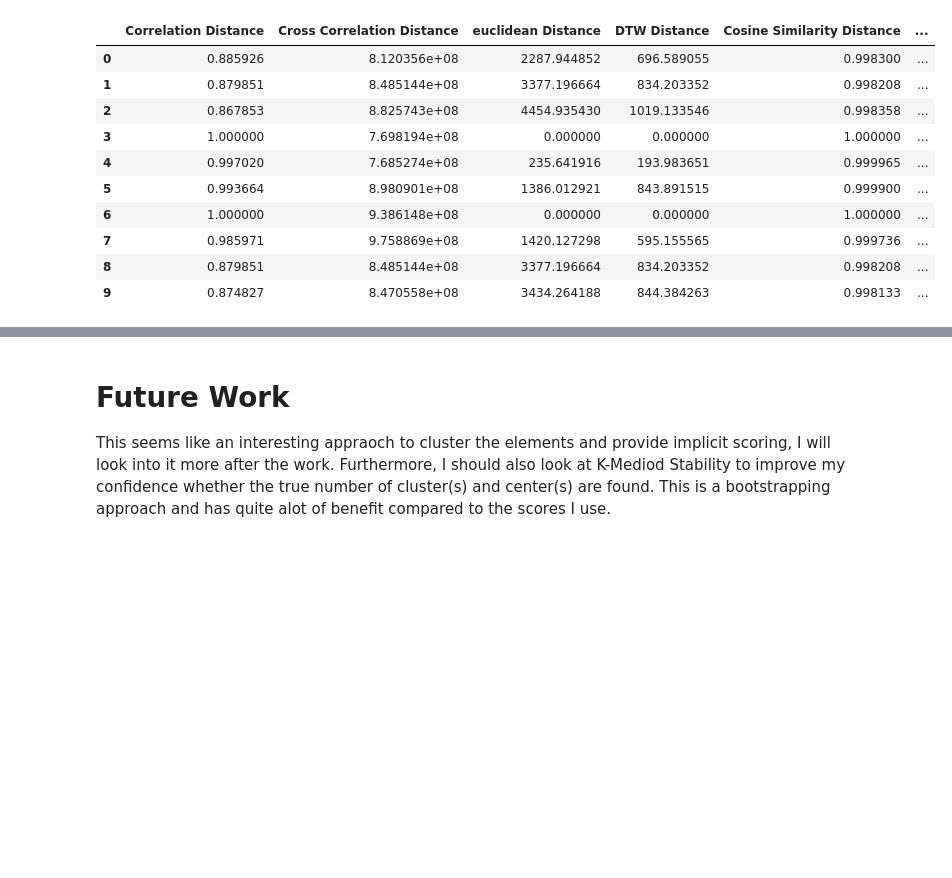
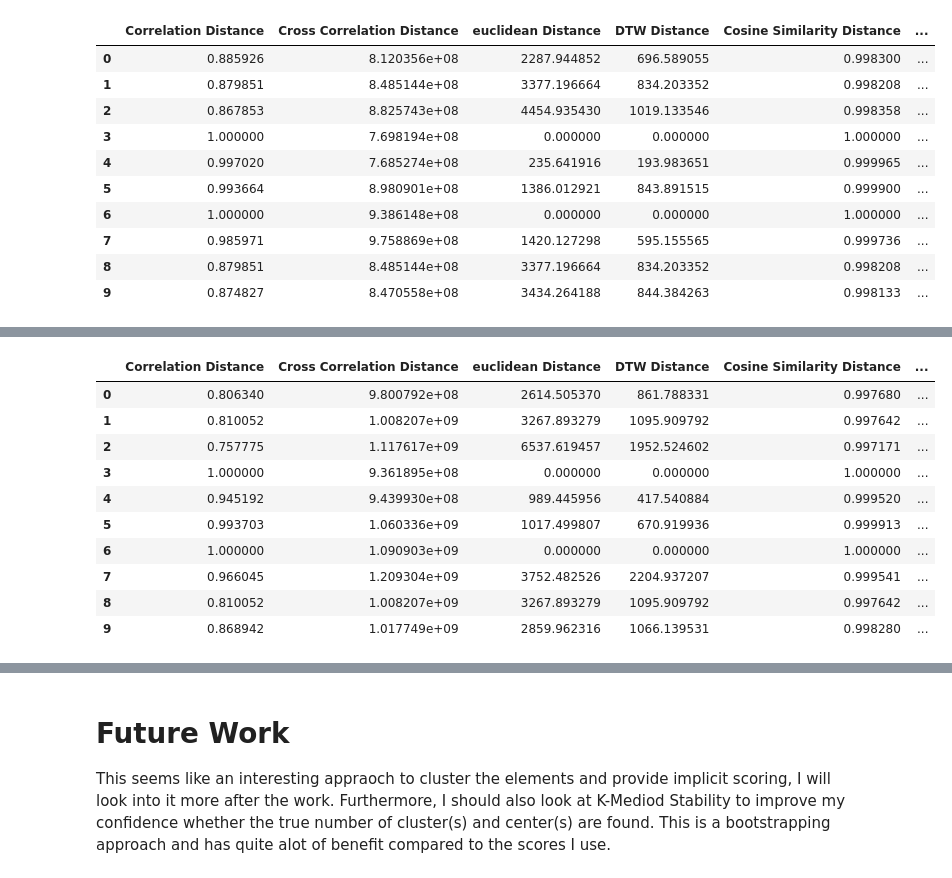
Before and after one commit to shanks847/EV-Grid-Integration-Study, a Jupyter notebook: notebooks/comparing_feeder_profile_fits.ipynb, the cells around one changed output, grey strips where cells are left out. Cells and saved outputs as stored; diff of their text form; code cells hidden in the pictures; blank space fills up the shorter version.

Commit message:
Finished scoring against similarity ensemble.

```diff
--- a/notebooks/comparing_feeder_profile_fits.ipynb
+++ b/notebooks/comparing_feeder_profile_fits.ipynb
@@ -823,6 +791,7 @@ TimeSeriesKMedoids(init_algorithm='kmeans++', max_iter=10, metric='euclidean',
 # %%
 hypothesis_tests = []
 distances = []
+pvals = []
 barycenters = X_full
 bcs_np =  X_full.to_numpy().transpose()
 bcs_count = bcs_np.shape[0]
@@ -853,16 +822,31 @@ for i in range(0,model.n_clusters):
             calculate_relative_entropy(X,Y),
             calculate_edit_distance(X, Y, normalized=True)
         ])
+
+        act_pval,act_str = autocorrelation_test(X, Y, alpha=0.05)
+        wfrmxtst_pval,wfrmxtst_str = waveform_distance_test(X, Y, alpha=0.05)
+        kstst_pval,kstst_str = kolmogorov_smirnov_test(X, Y, alpha=0.05)
+        sptst_pval,sptst_str = spectral_coherence_test(X, Y, 1, alpha=0.05)
+        sstst_pval,sstst_str = state_space_modeling_test(X, Y, alpha=0.05)
         mem_hypothesis_tests = np.array([
-            autocorrelation_test(X, Y, alpha=0.05),
-            waveform_distance_test(X, Y, alpha=0.05),
-            kolmogorov_smirnov_test(X, Y, alpha=0.05),
-            spectral_coherence_test(X, Y, 1, alpha=0.05),
-            state_space_modeling_test(X, Y, alpha=0.05)
+            act_str,
+            wfrmxtst_str,
+            kstst_str,
+            sptst_str,
+            sstst_str
         ])
+        mem_hypothesis_tests_pvals = np.array([
+            act_pval,
+            wfrmxtst_pval,
+            kstst_pval,
+            sptst_pval,
+            sstst_pval
+        ])
+
         mapping_itr += 1
         hypothesis_tests.append(mem_hypothesis_tests)
         distances.append(mem_distances)
+        pvals.append(mem_hypothesis_tests_pvals)
 
 distance_names = ['Correlation Distance','Cross Correlation Distance',
                     'euclidean Distance','DTW Distance',
@@ -875,6 +859,7 @@ hypothesis_names = ['Autocorrelation test','Waveform Distance Test',
 
 hypothesis_df = pd.DataFrame(hypothesis_tests,columns=hypothesis_names)
 distances_df = pd.DataFrame(distances,columns=distance_names)
+hypothesis_pvals_df = pd.DataFrame(pvals,columns=hypothesis_names)
 # %%
 mapping_ids
 # %% [output]
@@ -918,0 +924,15 @@ distances_df
+# %%
+jan_feb_q_df_with_bcs = pd.read_csv('../data/subsequences/jan_and_feb_bcs_Q.csv',index_col=0)
+X_q_full = jan_feb_q_df_with_bcs[['Euclidean Barycenter','Median Barycenter','Modal Barycenter',	'DTW Barycenter',
+                    'SDTW Barycenter-G1.0']]
+# %%
+X_q_full_np = X_q_full.to_numpy().transpose() #every row of the dataframe now becomes a sub array after to_numpy, hence it needs transposinng.
+# %%
+model_Q = TimeSeriesKMedoids(
+    n_clusters=2,  # Number of desired centers
+    init_algorithm="kmeans++",  # Center initialisation technique
+    max_iter=10,  # Maximum number of iterations for refinement on training set
+    metric="euclidean",  # Distance metric to use
+    random_state=1,
+)
+model_Q.fit(X_q_full_np)
@@ -918,0 +1028,14 @@ distances_df
+# %%
+distances_df
+# %% [output]
+|  | Correlation Distance | Cross Correlation Distance | euclidean Distance | DTW Distance | Cosine Similarity Distance | ... |
+| 0 | 0.806340 | 9.800792e+08 | 2614.505370 | 861.788331 | 0.997680 | ... |
+| 1 | 0.810052 | 1.008207e+09 | 3267.893279 | 1095.909792 | 0.997642 | ... |
+| 2 | 0.757775 | 1.117617e+09 | 6537.619457 | 1952.524602 | 0.997171 | ... |
+| 3 | 1.000000 | 9.361895e+08 | 0.000000 | 0.000000 | 1.000000 | ... |
+| 4 | 0.945192 | 9.439930e+08 | 989.445956 | 417.540884 | 0.999520 | ... |
+| 5 | 0.993703 | 1.060336e+09 | 1017.499807 | 670.919936 | 0.999913 | ... |
+| 6 | 1.000000 | 1.090903e+09 | 0.000000 | 0.000000 | 1.000000 | ... |
+| 7 | 0.966045 | 1.209304e+09 | 3752.482526 | 2204.937207 | 0.999541 | ... |
+| 8 | 0.810052 | 1.008207e+09 | 3267.893279 | 1095.909792 | 0.997642 | ... |
+| 9 | 0.868942 | 1.017749e+09 | 2859.962316 | 1066.139531 | 0.998280 | ... |
```
Also changed, not shown: parts of 15 cells of this notebook.
